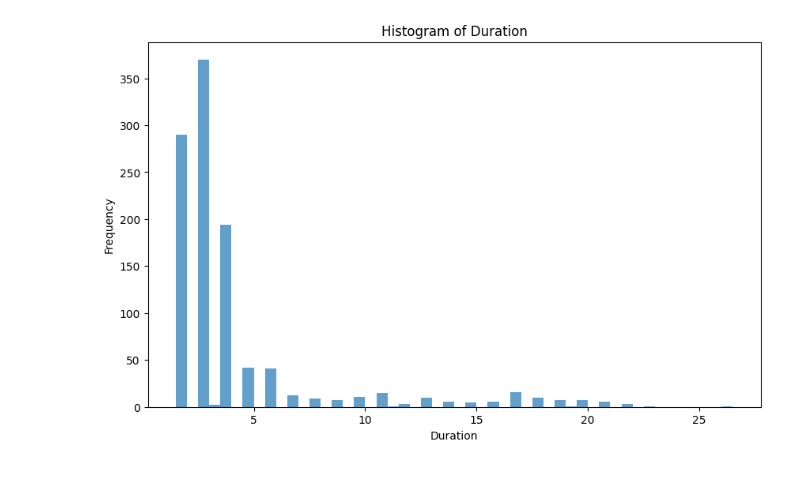
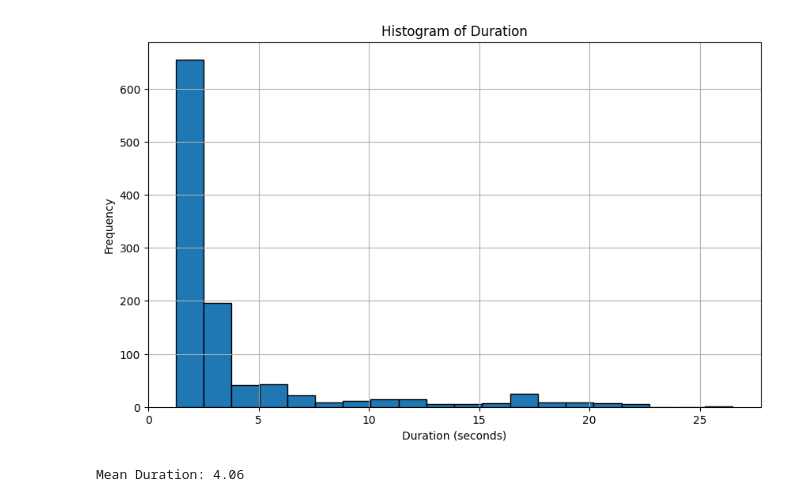
Before and after one commit to aacacustica/Audio_Processing, a Jupyter notebook: AI_Model/Fine-Tuning/01_Clip_analysis/peak_analysis.ipynb, the cells around one changed output. Saved outputs shown, nothing was run; the diff lists cells and outputs as text; code cells hidden in the pictures.

```diff
--- a/AI_Model/Fine-Tuning/01_Clip_analysis/peak_analysis.ipynb
+++ b/AI_Model/Fine-Tuning/01_Clip_analysis/peak_analysis.ipynb
@@ -3,7 +3,7 @@ import pandas as pd
 import numpy as np
 import matplotlib.pyplot as plt
 # %%
-csv_file = r"\\192.168.205.117\AAC_Server\PUERTOS\NOISEPORT\20231211_SANTUR\5-Resultados\P1_CONTENEDORES\SPL\peak_clips\P1_CONTENEDORES_peak_clips.csv"
+csv_file = r"\\192.168.205.117\AAC_Server\PUERTOS\NOISEPORT\20231211_SANTUR\5-Resultados\P1_CONTENEDORES\SPL\Peaks\peak_prediction_P1_CONTENEDORES.csv"
 df = pd.read_csv(csv_file)
 df
 # %% [output]
@@ -42,4 +22,0 @@ df_pre
-# %%
-# merge dataframes
-df = pd.merge(df, df_pre, on='start_time', how='left')
-df
@@ -60,4 +22,0 @@ df
-# %%
-# remove columns+
-df = df.drop(columns=['filename_y','end_time_y', 'duration_y'])
-df
@@ -78,10 +23,16 @@ df
 # %%
 #plot de histogram with the sd for duration column
-figure = plt.figure(figsize=(10, 6))
-df['duration_x'].plot(kind='hist', bins=50, alpha=0.7)
+plt.figure(figsize=(10, 6))
+plt.hist(df['duration'], bins=20, edgecolor='black')
 plt.title('Histogram of Duration')
-plt.xlabel('Duration')
+plt.xlabel('Duration (seconds)')
 plt.ylabel('Frequency')
+plt.grid(True)
 plt.show()
 # %% [output]
-[figure, old version]
+[figure, new version]
+# %%
+mean_duration = df['duration'].mean()
+print('Mean Duration:', mean_duration.round(2))
+# %% [output]
+Mean Duration: 4.06
```
Also changed, not shown: parts of 6 cells of this notebook, 2 other files.
